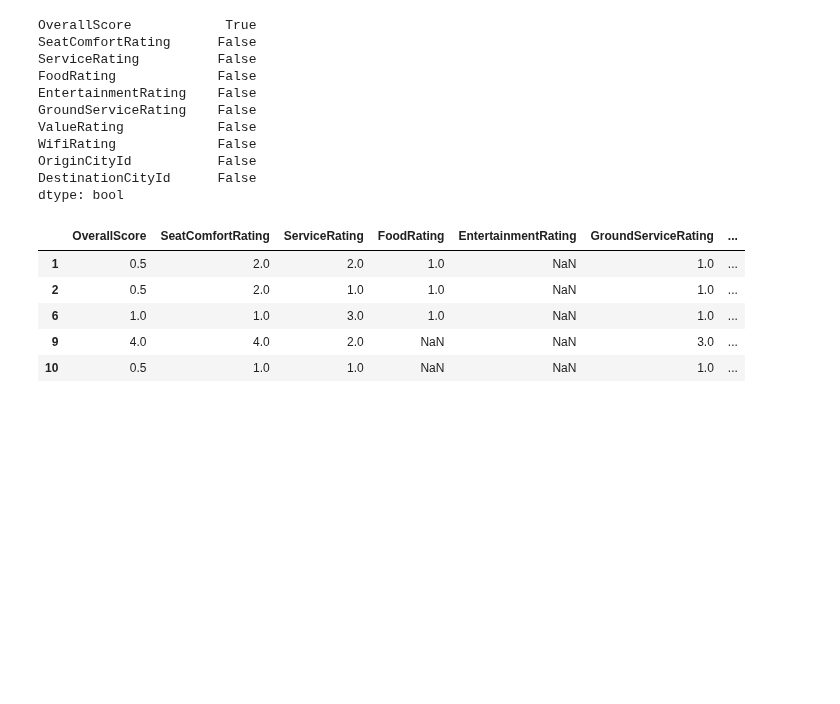
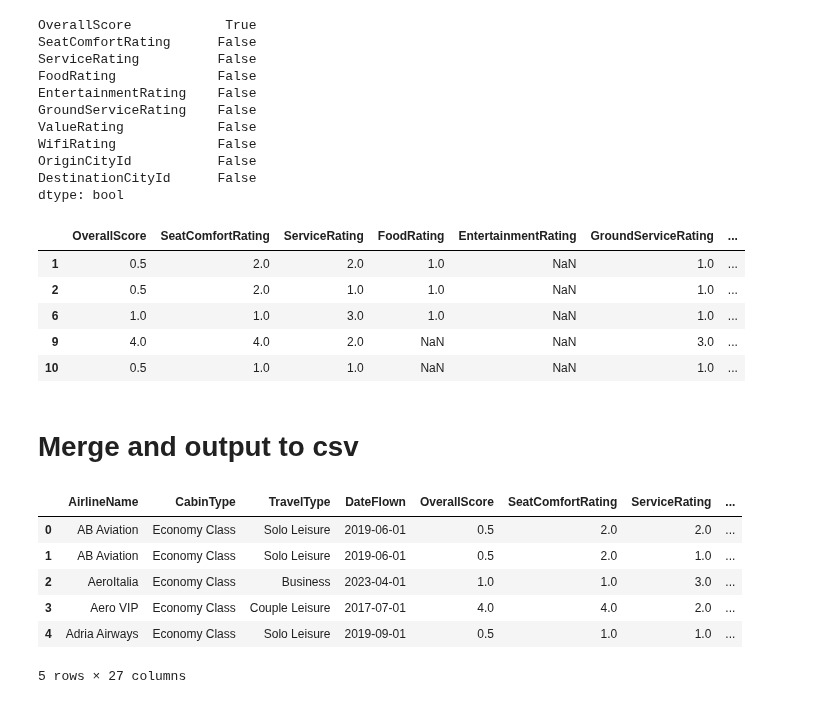
Before and after one commit to paulabondoc/airline-ratings-data-project, a Jupyter notebook: Script1 - Data_cleaning.ipynb, the cells around one changed output. Drawn from its saved outputs; the diff is of its cells as text; code cells hidden in the pictures; blank space fills up the shorter version.

Commit message:
Output cleaned csv
Added one final column to dataset for display name and output it to a csv file.

```diff
--- a/Script1 - Data_cleaning.ipynb
+++ b/Script1 - Data_cleaning.ipynb
@@ -2211,3 +2211,19 @@ df_ratings_cleaned[ratings_columns].head()
 | 6 | 1.0 | 1.0 | 3.0 | 1.0 | NaN | 1.0 | ... |
 | 9 | 4.0 | 4.0 | 2.0 | NaN | NaN | 3.0 | ... |
 | 10 | 0.5 | 1.0 | 1.0 | NaN | NaN | 1.0 | ... |
+# %% [markdown]
+# Merge and output to csv
+# %%
+df_with_city_info = df_ratings_cleaned.merge(cities, how='left', left_on='OriginCityId', right_on='city_id', validate="m:1")
+df_with_city_info.drop(columns='city_id', inplace=True)
+df_with_city_info.rename(columns={'city': 'OriginCity', 'state_prov': 'OriginStateProv',
+    'state_prov_abbreviation' : 'OriginSP', 'country': 'OriginCountry'}, inplace=True)
+df_with_city_info.head()
+# %% [output]
+|  | AirlineName | CabinType | TravelType | DateFlown | OverallScore | SeatComfortRating | ServiceRating | ... |
+| 0 | AB Aviation | Economy Class | Solo Leisure | 2019-06-01 | 0.5 | 2.0 | 2.0 | ... |
+| 1 | AB Aviation | Economy Class | Solo Leisure | 2019-06-01 | 0.5 | 2.0 | 1.0 | ... |
+| 2 | AeroItalia | Economy Class | Business | 2023-04-01 | 1.0 | 1.0 | 3.0 | ... |
+| 3 | Aero VIP | Economy Class | Couple Leisure | 2017-07-01 | 4.0 | 4.0 | 2.0 | ... |
+| 4 | Adria Airways | Economy Class | Solo Leisure | 2019-09-01 | 0.5 | 1.0 | 1.0 | ... |
+5 rows × 27 columns
```
Also changed, not shown: parts of 9 cells of this notebook, 1 other file.
